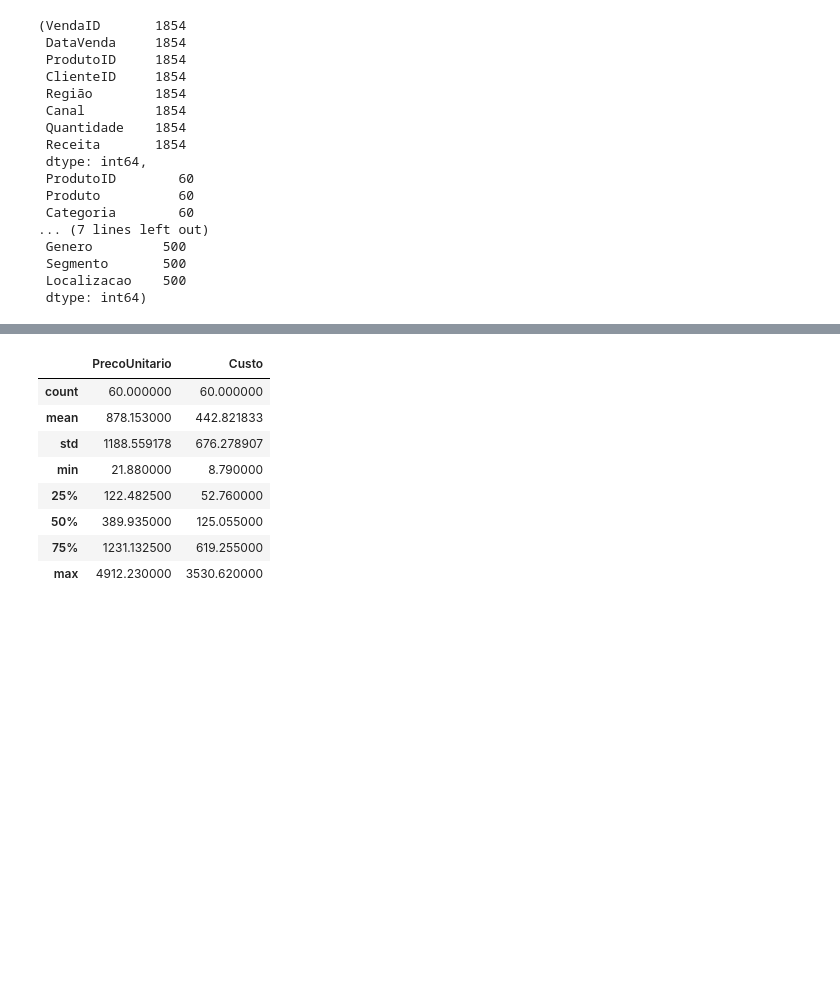
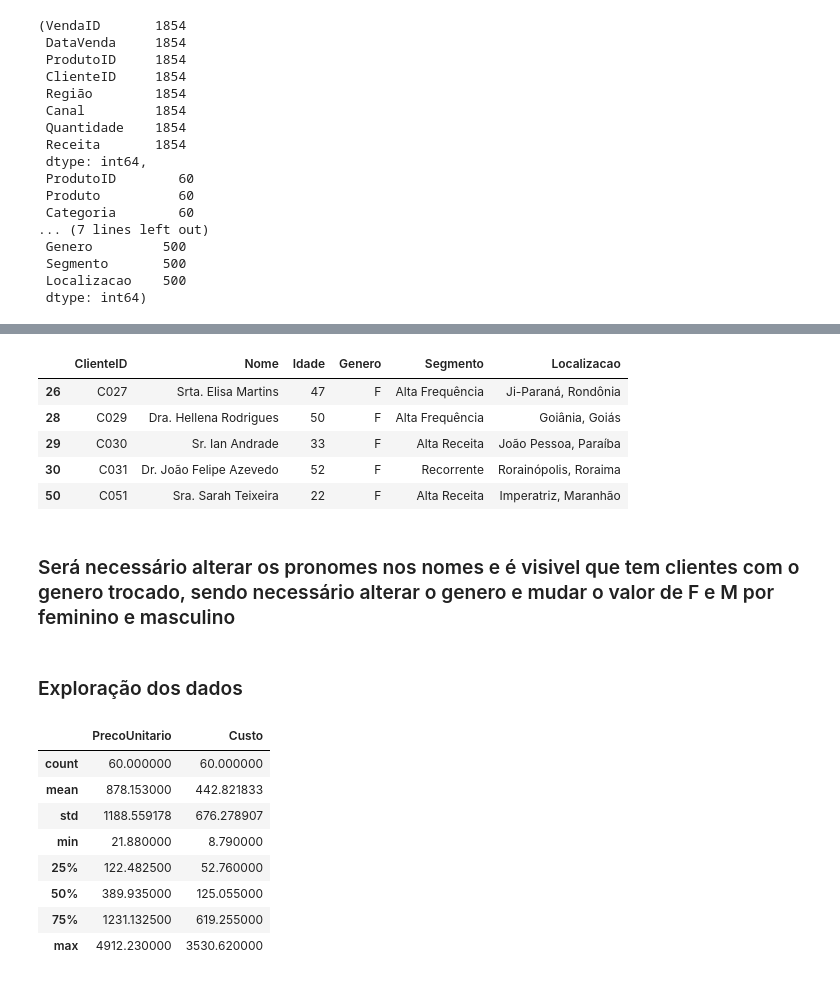
Before and after one commit to wendellbarcelos/Analise_Vendas_e_Performance, a Jupyter notebook: Analises.ipynb, the cells around one changed output, grey strips where cells are left out. Drawn from its saved outputs; the diff is of its cells as text; code cells hidden in the pictures; blank space fills up the shorter version.

```diff
--- a/Analises.ipynb
+++ b/Analises.ipynb
@@ -165,3 +183,16 @@ vendas.isna().count(), produtos.isna().count(), clientes.isna().count()
+# %%
+resultado.loc[resultado['Genero'] == 'F'].head(5)
+# %% [output]
+|  | ClienteID | Nome | Idade | Genero | Segmento | Localizacao |
+| 26 | C027 | Srta. Elisa Martins | 47 | F | Alta Frequência | Ji-Paraná, Rondônia |
+| 28 | C029 | Dra. Hellena Rodrigues | 50 | F | Alta Frequência | Goiânia, Goiás |
+| 29 | C030 | Sr. Ian Andrade | 33 | F | Alta Receita | João Pessoa, Paraíba |
+| 30 | C031 | Dr. João Felipe Azevedo | 52 | F | Recorrente | Rorainópolis, Roraima |
+| 50 | C051 | Sra. Sarah Teixeira | 22 | F | Alta Receita | Imperatriz, Maranhão |
+# %% [markdown]
+### Será necessário alterar os pronomes nos nomes e é visivel que tem clientes com o genero trocado, sendo necessário alterar o genero e mudar o valor de F e M por feminino e masculino
+# %% [markdown]
+### Exploração dos dados
 # %%
 # Descrição estatistica dos valores numericos
 produtos[['PrecoUnitario', 'Custo']].describe()
```
Also changed, not shown: parts of 9 cells of this notebook, 1 other file.
